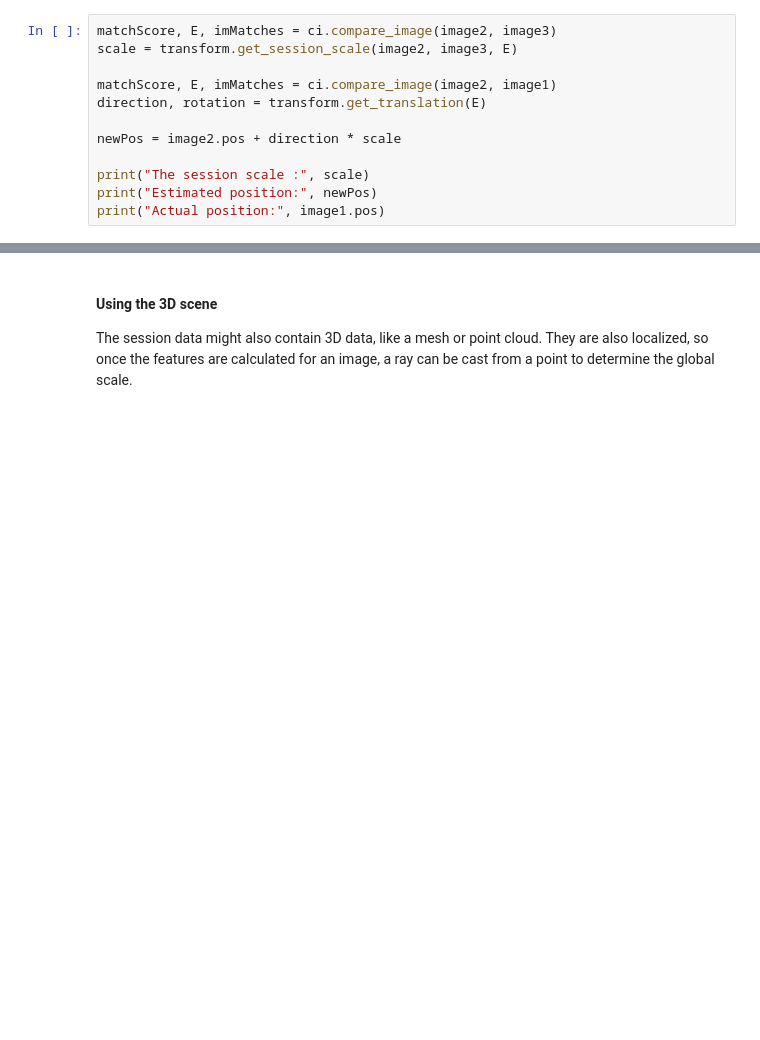
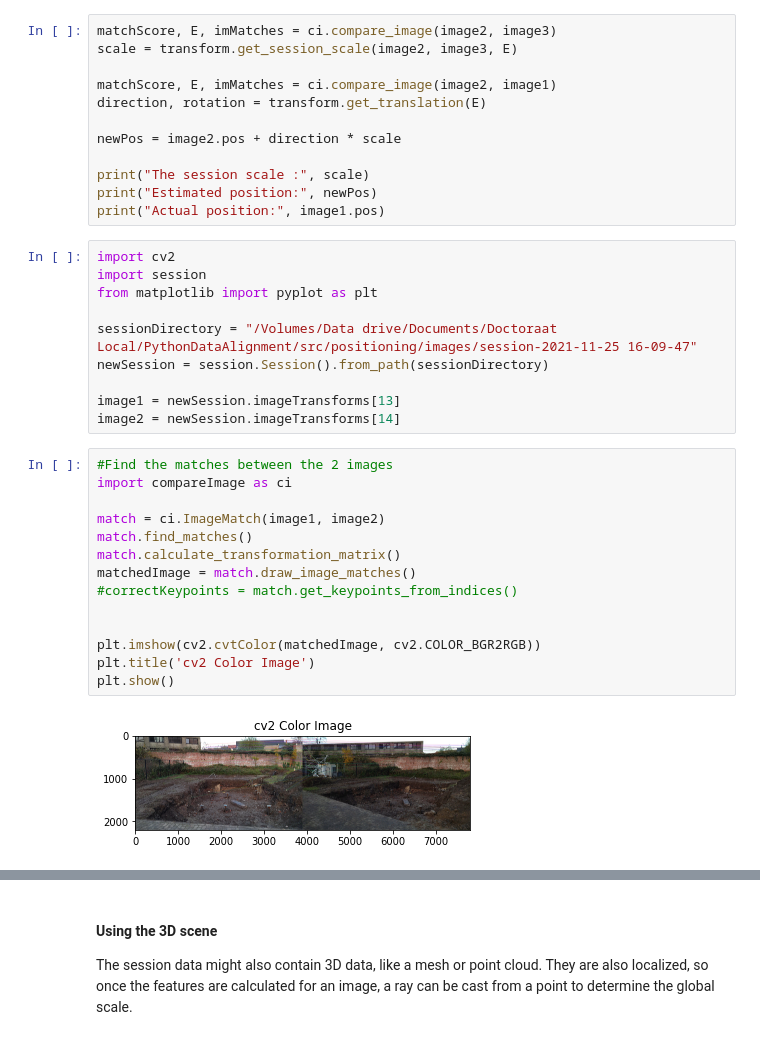
Before and after one commit to JelleKUL/SessionAlignment, a Jupyter notebook: src/positioning/examples.ipynb, the cells around one changed output, grey strips where cells are left out. Drawn from its saved outputs; the diff is of its cells as text; blank space fills up the shorter version.

```diff
--- a/src/positioning/examples.ipynb
+++ b/src/positioning/examples.ipynb
@@ -149,3 +153,29 @@ newPos = image2.pos + direction * scale
 print("The session scale :", scale)
 print("Estimated position:", newPos)
 print("Actual position:", image1.pos)
+# %%
+import cv2
+import session
+from matplotlib import pyplot as plt
+
+sessionDirectory = "/Volumes/Data drive/Documents/Doctoraat Local/PythonDataAlignment/src/positioning/images/session-2021-11-25 16-09-47"
+newSession = session.Session().from_path(sessionDirectory)
+
+image1 = newSession.imageTransforms[13]
+image2 = newSession.imageTransforms[14]
+# %%
+#Find the matches between the 2 images
+import compareImage as ci
+
+match = ci.ImageMatch(image1, image2)
+match.find_matches()
+match.calculate_transformation_matrix()
+matchedImage = match.draw_image_matches()
+#correctKeypoints = match.get_keypoints_from_indices()
+
+
+plt.imshow(cv2.cvtColor(matchedImage, cv2.COLOR_BGR2RGB))
+plt.title('cv2 Color Image')
+plt.show()
+# %% [output]
+[figure, added]
```
Also changed, not shown: parts of 8 cells of this notebook, 3 other files.
